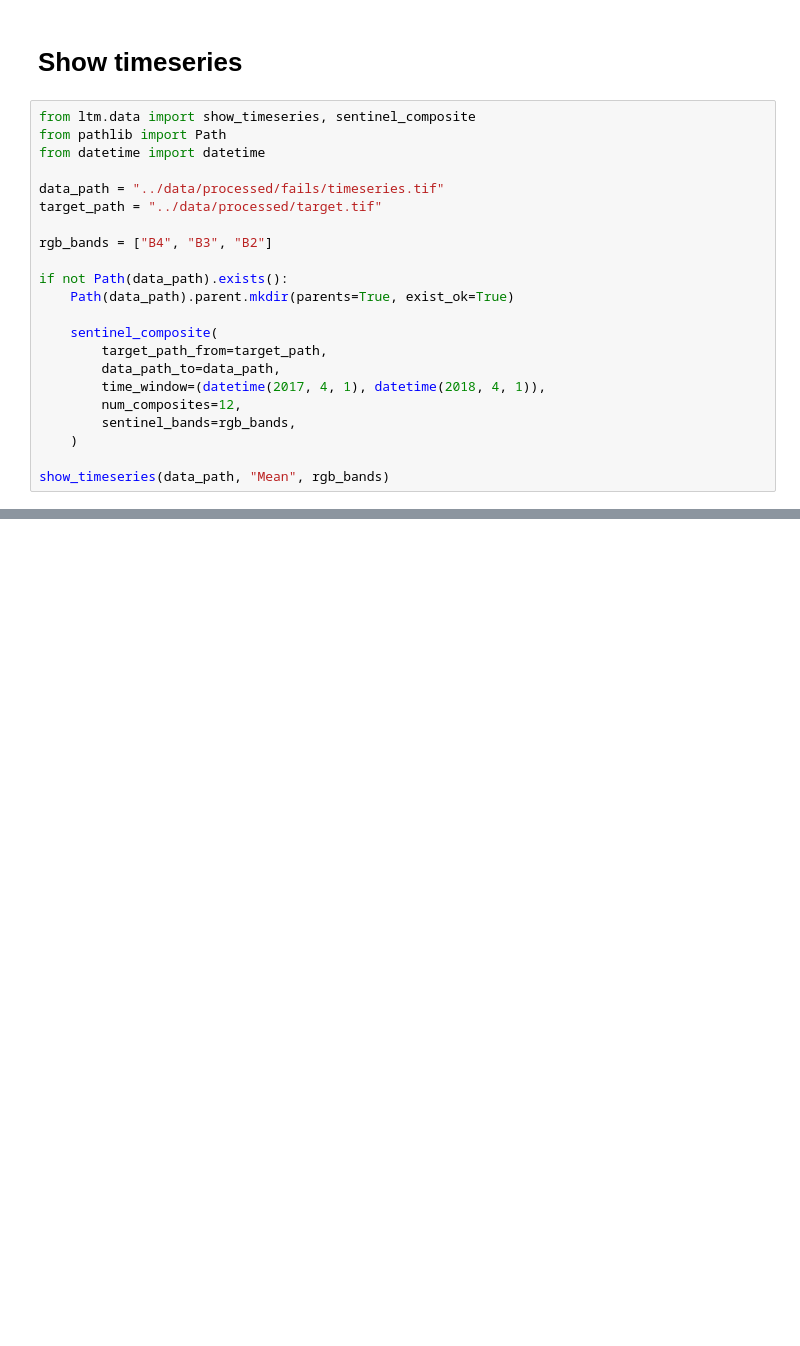
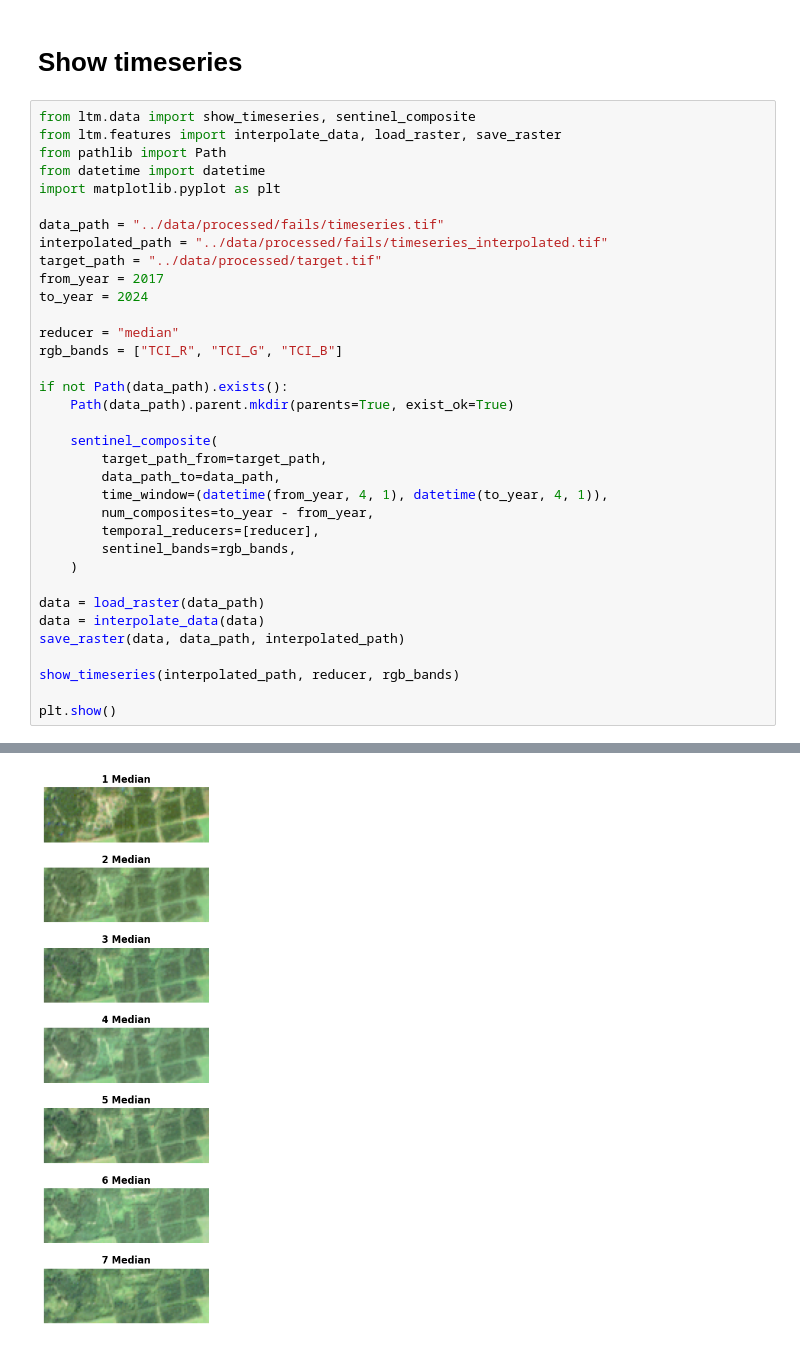
Before and after one commit to Lumcoin/leaf-type-mixture, a Jupyter notebook: notebooks/failed-attempts.ipynb, the cells around one changed output, grey strips where cells are left out. Saved outputs shown, nothing was run; the diff lists cells and outputs as text; blank space fills up the shorter version.

```diff
--- a/notebooks/failed-attempts.ipynb
+++ b/notebooks/failed-attempts.ipynb
@@ -39,13 +49,19 @@ show_dendrogram(similarity_matrix)
 # Show timeseries
 # %%
 from ltm.data import show_timeseries, sentinel_composite
+from ltm.features import interpolate_data, load_raster, save_raster
 from pathlib import Path
 from datetime import datetime
+import matplotlib.pyplot as plt
 
 data_path = "../data/processed/fails/timeseries.tif"
+interpolated_path = "../data/processed/fails/timeseries_interpolated.tif"
 target_path = "../data/processed/target.tif"
+from_year = 2017
+to_year = 2024
 
-rgb_bands = ["B4", "B3", "B2"]
+reducer = "median"
+rgb_bands = ["TCI_R", "TCI_G", "TCI_B"]
 
 if not Path(data_path).exists():
     Path(data_path).parent.mkdir(parents=True, exist_ok=True)
@@ -53,9 +69,17 @@ if not Path(data_path).exists():
     sentinel_composite(
         target_path_from=target_path,
         data_path_to=data_path,
-        time_window=(datetime(2017, 4, 1), datetime(2018, 4, 1)),
-        num_composites=12,
+        time_window=(datetime(from_year, 4, 1), datetime(to_year, 4, 1)),
+        num_composites=to_year - from_year,
+        temporal_reducers=[reducer],
         sentinel_bands=rgb_bands,
     )
 
-show_timeseries(data_path, "Mean", rgb_bands)
+data = load_raster(data_path)
+data = interpolate_data(data)
+save_raster(data, data_path, interpolated_path)
+
+show_timeseries(interpolated_path, reducer, rgb_bands)
+
+plt.show()
+# %% [output]
@@ -61,0 +89 @@ show_timeseries(data_path, "Mean", rgb_bands)
+[figure, added]
```
Also changed, not shown: parts of 5 cells of this notebook, 9 other files.
